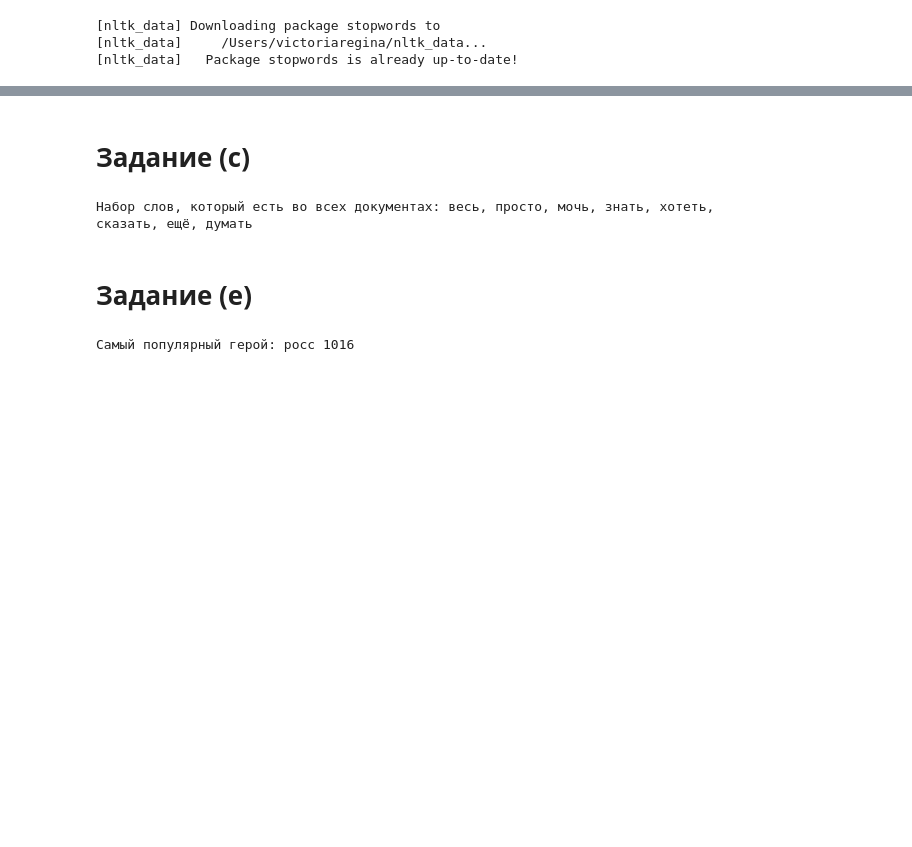
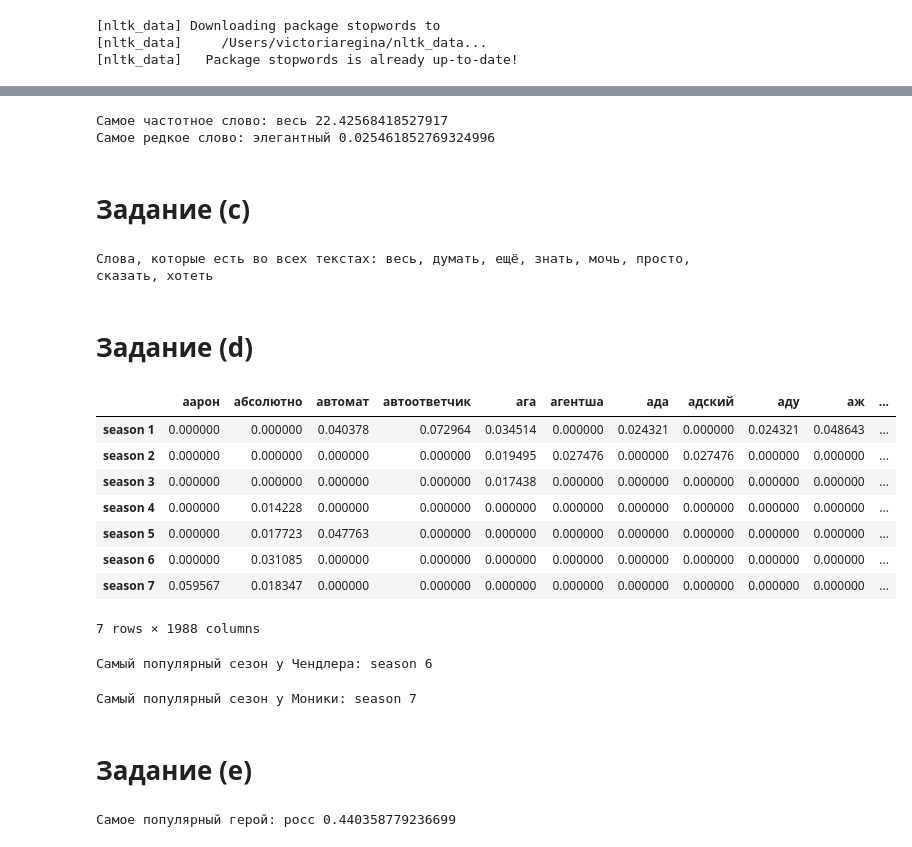
Before and after one commit to VictoriaRe/InfoSearch, a Jupyter notebook: sem1_Index.ipynb, the cells around one changed output, grey strips where cells are left out. Saved outputs shown, nothing was run; the diff lists cells and outputs as text; code cells hidden in the pictures; blank space fills up the shorter version.

```diff
--- a/sem1_Index.ipynb
+++ b/sem1_Index.ipynb
@@ -221,20 +198,68 @@ print('Самые редкие слова:', ', '.join(unfreq))
+# %%
+dic = {}
+for c in vec.get_feature_names():
+    dic[sum(df[c])] = c
+print('Самое частотное слово:', dic[max(dic.keys())], max(dic.keys()))
+print('Самое редкое слово:', dic[min(dic.keys())], min(dic.keys()))
+# %% [output]
+Самое частотное слово: весь 22.42568418527917
+Самое редкое слово: элегантный 0.025461852769324996
 # %% [markdown]
 # Задание (c)
-# %%
-in_all_docs
-print('Набор слов, который есть во всех документах:', ', '.join(in_all_docs))
-# %% [output]
-Набор слов, который есть во всех документах: весь, просто, мочь, знать, хотеть, сказать, ещё, думать
+# %%
+in_all_docs = []
+d = df.isin([0])
+for c in vec.get_feature_names():
+    if sum(d[c]) == 0:
+        in_all_docs.append(c)
+print('Слова, которые есть во всех текстах:', ', '.join(in_all_docs))
+# %% [output]
+Слова, которые есть во всех текстах: весь, думать, ещё, знать, мочь, просто, сказать, хотеть
+# %% [markdown]
+# Задание (d)
+# %%
+vec = TfidfVectorizer()
+X = vec.fit_transform(seasons)
+df = pd.DataFrame(X.toarray(), columns=vec.get_feature_names(), index=['season 1', 'season 2', 'season 3', 'season 4',
+                                                                       'season 5', 'season 6', 'season 7'])
+# %%
+df.head(7)
+# %% [output]
+|  | аарон | абсолютно | автомат | автоответчик | ага | агентша | ада | адский | аду | аж | ... |
+| season 1 | 0.000000 | 0.000000 | 0.040378 | 0.072964 | 0.034514 | 0.000000 | 0.024321 | 0.000000 | 0.024321 | 0.048643 | ... |
+| season 2 | 0.000000 | 0.000000 | 0.000000 | 0.000000 | 0.019495 | 0.027476 | 0.000000 | 0.027476 | 0.000000 | 0.000000 | ... |
+| season 3 | 0.000000 | 0.000000 | 0.000000 | 0.000000 | 0.017438 | 0.000000 | 0.000000 | 0.000000 | 0.000000 | 0.000000 | ... |
+| season 4 | 0.000000 | 0.014228 | 0.000000 | 0.000000 | 0.000000 | 0.000000 | 0.000000 | 0.000000 | 0.000000 | 0.000000 | ... |
+| season 5 | 0.000000 | 0.017723 | 0.047763 | 0.000000 | 0.000000 | 0.000000 | 0.000000 | 0.000000 | 0.000000 | 0.000000 | ... |
+| season 6 | 0.000000 | 0.031085 | 0.000000 | 0.000000 | 0.000000 | 0.000000 | 0.000000 | 0.000000 | 0.000000 | 0.000000 | ... |
+| season 7 | 0.059567 | 0.018347 | 0.000000 | 0.000000 | 0.000000 | 0.000000 | 0.000000 | 0.000000 | 0.000000 | 0.000000 | ... |
+7 rows × 1988 columns
+# %%
+count = {}
+for i in ['season 1', 'season 2', 'season 3', 'season 4', 'season 5', 'season 6', 'season 7']:
+    d = df.at[i, 'чендлер']
+    count[d] = i
+print('Самый популярный сезон у Чендлера:', count[max(count.keys())])
+# %% [output]
+Самый популярный сезон у Чендлера: season 6
+# %%
+count = {}
+for i in ['season 1', 'season 2', 'season 3', 'season 4', 'season 5', 'season 6', 'season 7']:
+    d = df.at[i, 'моника']
+    count[d] = i
+print('Самый популярный сезон у Моники:', count[max(count.keys())])
+# %% [output]
+Самый популярный сезон у Моники: season 7
 # %% [markdown]
 # Задание (e)
-# %%
-stat = {}
-top = []
-for i in ['росс', 'фиби', 'моника', 'чендлер', 'джо', 'рэйчел']:
-    n = top_sort[i]
-    stat[n] = i
-for v in stat.keys():
-    top.append(v)
-print('Самый популярный герой:', stat[max(top)], max(top))
-# %% [output]
-Самый популярный герой: росс 1016
+# %%
+d = {}
+characters = ['росс', 'фиби', 'моника', 'чендлер', 'джо', 'рэйчел']
+for character in characters:
+    try:
+        d[sum(df[character])] = character
+    except KeyError:
+        break
+print('Самое популярный герой:', d[max(d.keys())], max(d.keys()))
+# %% [output]
+Самое популярный герой: росс 0.440358779236699
```
Also changed, not shown: parts of 13 cells of this notebook.
